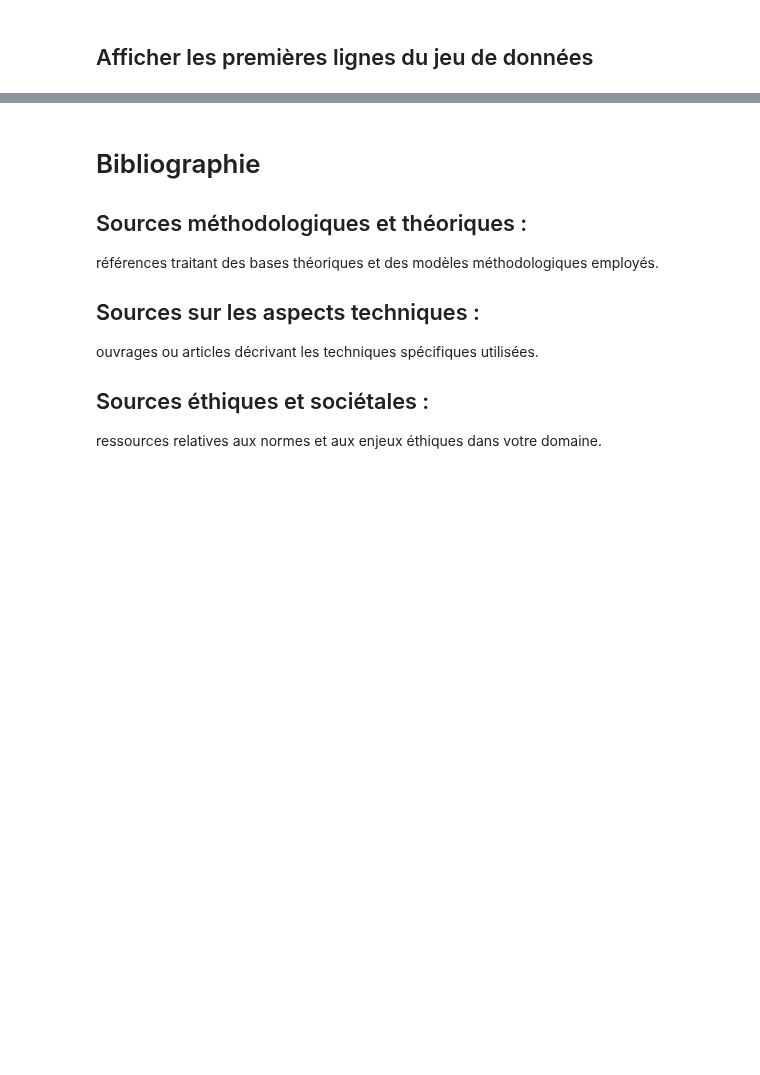
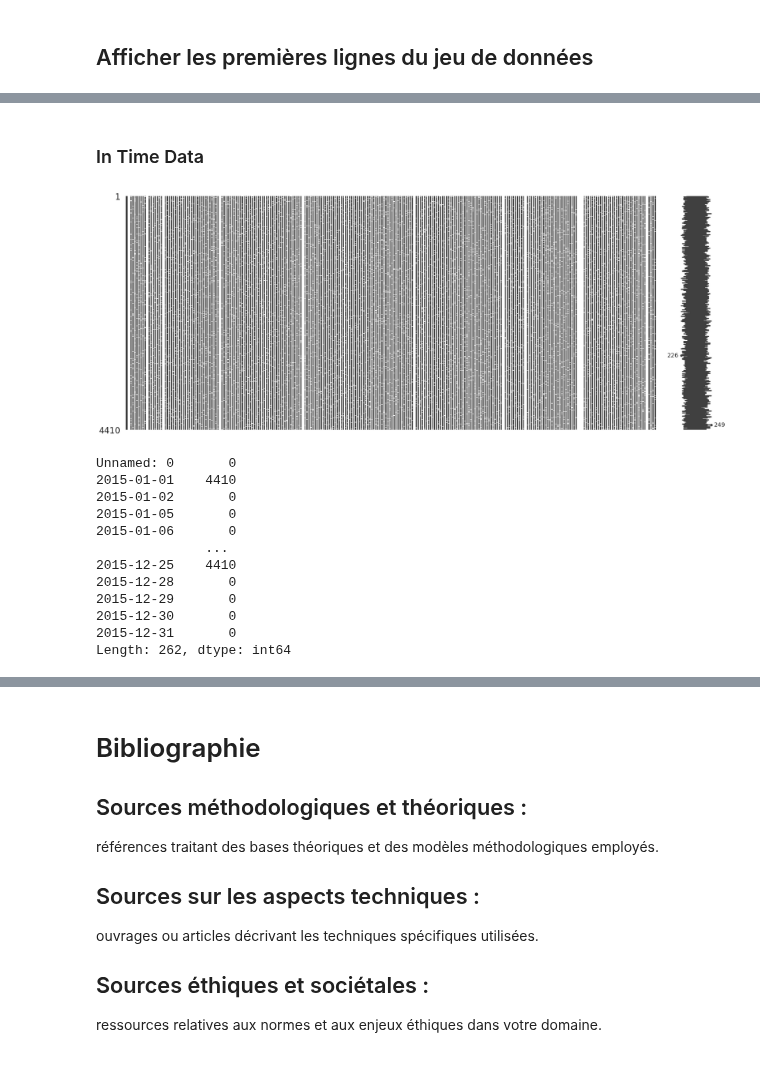
Before and after one commit to Francky46/AttritionPrediction, a Jupyter notebook: AttritionPrediction.ipynb, the cells around one changed output, grey strips where cells are left out. Saved outputs shown, nothing was run; the diff lists cells and outputs as text; code cells hidden in the pictures; blank space fills up the shorter version.

```diff
--- a/AttritionPrediction.ipynb
+++ b/AttritionPrediction.ipynb
@@ -81,0 +289,32 @@ general_data.head()
+# %% [markdown]
+### In Time Data
+# %%
+# Visualisation des données manquantes
+msno.matrix(in_time_data)
+plt.show()
+
+# Imputer les valeurs manquantes
+# Pour les variables numériques, on remplace les valeurs manquantes par la médiane
+numerical_columns = in_time_data.select_dtypes(include=np.number).columns
+in_time_data[numerical_columns] = in_time_data[numerical_columns].fillna(in_time_data[numerical_columns].median())
+
+# Pour les variables catégorielles, on remplace les valeurs manquantes par le mode imputation
+categorical_columns = in_time_data.select_dtypes(include='object').columns
+in_time_data[categorical_columns] = in_time_data[categorical_columns].fillna(in_time_data[categorical_columns].mode().iloc[0])
+
+# Vérification que toutes les valeurs manquantes ont été traitées
+in_time_data.isnull().sum()
+# %% [output]
+[figure, added]
+Unnamed: 0       0
+2015-01-01    4410
+2015-01-02       0
+2015-01-05       0
+2015-01-06       0
+              ...
+2015-12-25    4410
+2015-12-28       0
+2015-12-29       0
+2015-12-30       0
+2015-12-31       0
+Length: 262, dtype: int64
```
Also changed, not shown: parts of 23 cells of this notebook.
